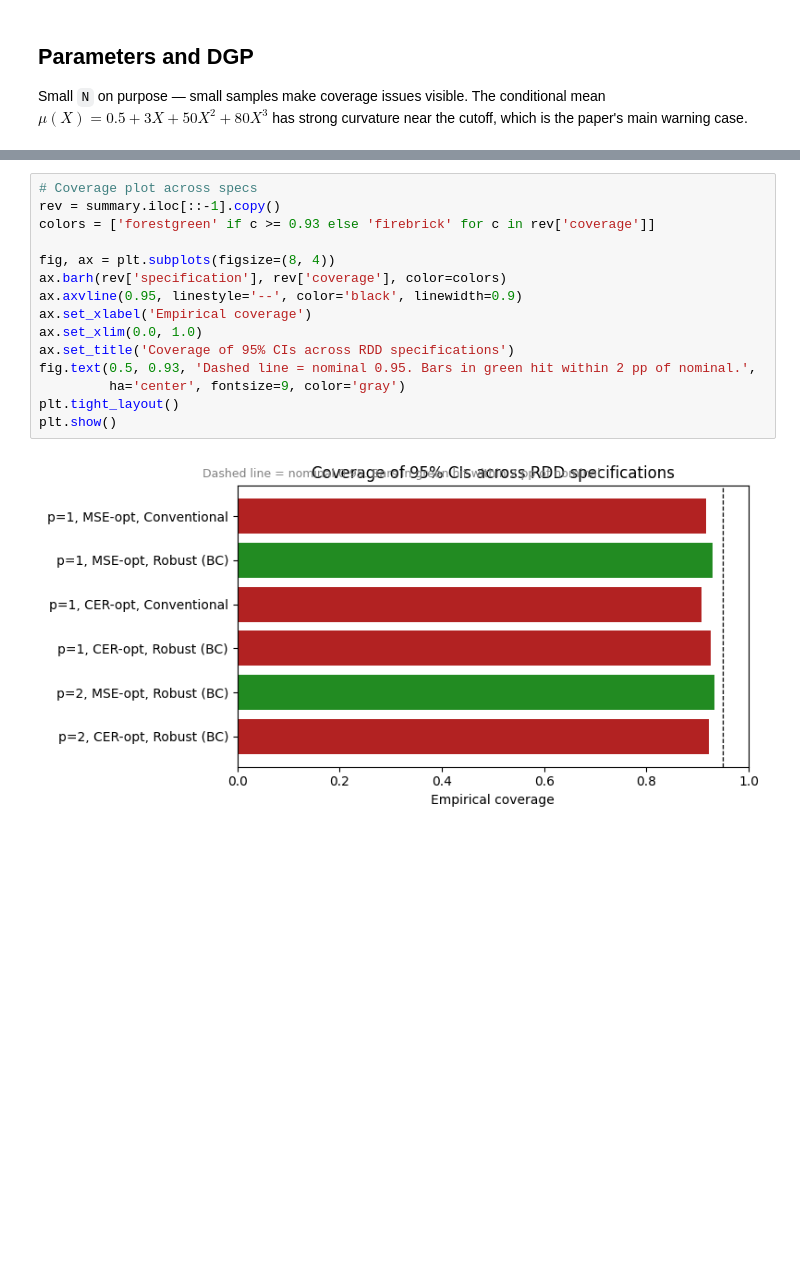
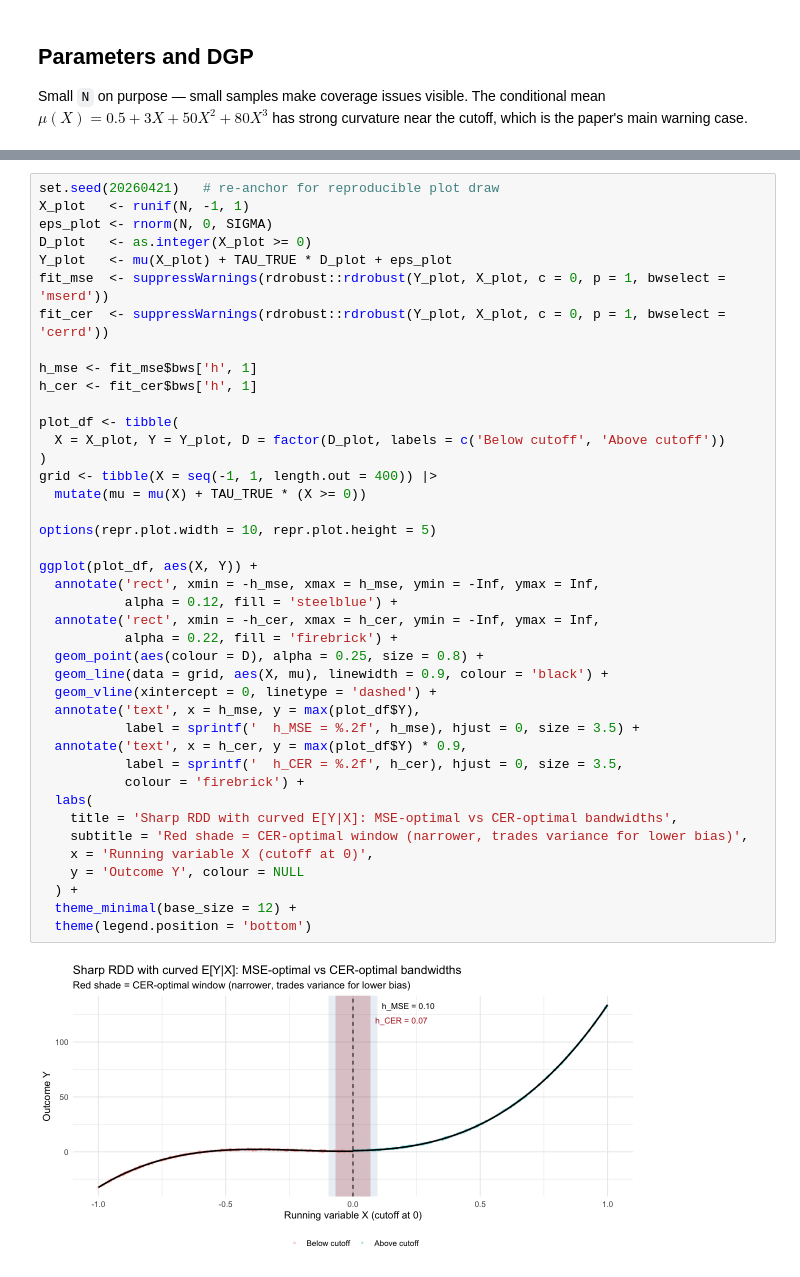
Before and after one commit to afrtrivi1120/causal-inference-papers-explainer, a Jupyter notebook: papers/rdd/03-demagalhaes-et-al-rdd-close-elections/simulation.ipynb, the cells around one changed output, grey strips where cells are left out. Cells and saved outputs as stored; diff of their text form; blank space fills up the shorter version.

```diff
--- a/papers/rdd/03-demagalhaes-et-al-rdd-close-elections/simulation.ipynb
+++ b/papers/rdd/03-demagalhaes-et-al-rdd-close-elections/simulation.ipynb
@@ -235,17 +158,43 @@ plt.show()
-# %%
-# Coverage plot across specs
-rev = summary.iloc[::-1].copy()
-colors = ['forestgreen' if c >= 0.93 else 'firebrick' for c in rev['coverage']]
-
-fig, ax = plt.subplots(figsize=(8, 4))
-ax.barh(rev['specification'], rev['coverage'], color=colors)
-ax.axvline(0.95, linestyle='--', color='black', linewidth=0.9)
-ax.set_xlabel('Empirical coverage')
-ax.set_xlim(0.0, 1.0)
-ax.set_title('Coverage of 95% CIs across RDD specifications')
-fig.text(0.5, 0.93, 'Dashed line = nominal 0.95. Bars in green hit within 2 pp of nominal.',
-         ha='center', fontsize=9, color='gray')
-plt.tight_layout()
-plt.show()
-# %% [output]
-[figure, removed]
+# %%
+set.seed(20260421)   # re-anchor for reproducible plot draw
+X_plot   <- runif(N, -1, 1)
+eps_plot <- rnorm(N, 0, SIGMA)
+D_plot   <- as.integer(X_plot >= 0)
+Y_plot   <- mu(X_plot) + TAU_TRUE * D_plot + eps_plot
+fit_mse  <- suppressWarnings(rdrobust::rdrobust(Y_plot, X_plot, c = 0, p = 1, bwselect = 'mserd'))
+fit_cer  <- suppressWarnings(rdrobust::rdrobust(Y_plot, X_plot, c = 0, p = 1, bwselect = 'cerrd'))
+
+h_mse <- fit_mse$bws['h', 1]
+h_cer <- fit_cer$bws['h', 1]
+
+plot_df <- tibble(
+  X = X_plot, Y = Y_plot, D = factor(D_plot, labels = c('Below cutoff', 'Above cutoff'))
+)
+grid <- tibble(X = seq(-1, 1, length.out = 400)) |>
+  mutate(mu = mu(X) + TAU_TRUE * (X >= 0))
+
+options(repr.plot.width = 10, repr.plot.height = 5)
+
+ggplot(plot_df, aes(X, Y)) +
+  annotate('rect', xmin = -h_mse, xmax = h_mse, ymin = -Inf, ymax = Inf,
+           alpha = 0.12, fill = 'steelblue') +
+  annotate('rect', xmin = -h_cer, xmax = h_cer, ymin = -Inf, ymax = Inf,
+           alpha = 0.22, fill = 'firebrick') +
+  geom_point(aes(colour = D), alpha = 0.25, size = 0.8) +
+  geom_line(data = grid, aes(X, mu), linewidth = 0.9, colour = 'black') +
+  geom_vline(xintercept = 0, linetype = 'dashed') +
+  annotate('text', x = h_mse, y = max(plot_df$Y),
+           label = sprintf('  h_MSE = %.2f', h_mse), hjust = 0, size = 3.5) +
+  annotate('text', x = h_cer, y = max(plot_df$Y) * 0.9,
+           label = sprintf('  h_CER = %.2f', h_cer), hjust = 0, size = 3.5,
+           colour = 'firebrick') +
+  labs(
+    title = 'Sharp RDD with curved E[Y|X]: MSE-optimal vs CER-optimal bandwidths',
+    subtitle = 'Red shade = CER-optimal window (narrower, trades variance for lower bias)',
+    x = 'Running variable X (cutoff at 0)',
+    y = 'Outcome Y', colour = NULL
+  ) +
+  theme_minimal(base_size = 12) +
+  theme(legend.position = 'bottom')
+# %% [output]
+[figure, added]
```
Also changed, not shown: parts of 17 cells of this notebook, 2 other files.
